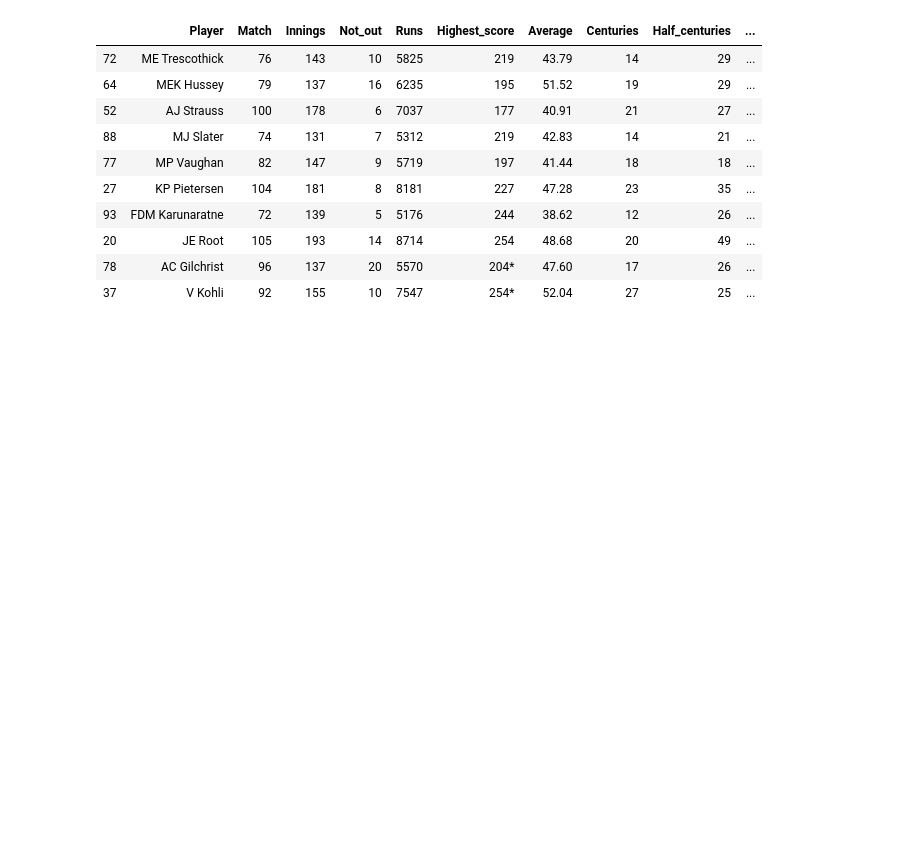
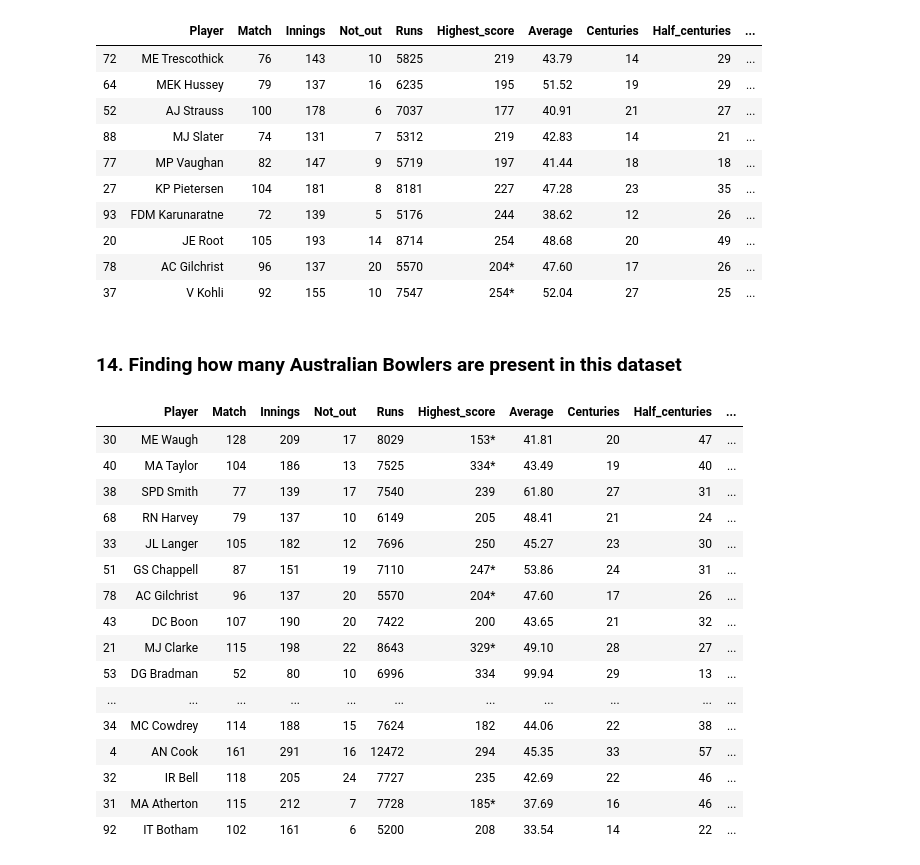
Before and after one commit to nabilatajrin/test-cricket-analysis, a Jupyter notebook: test_cricket_analysis.ipynb, the cells around one changed output. Saved outputs shown, nothing was run; the diff lists cells and outputs as text; code cells hidden in the pictures; blank space fills up the shorter version.

```diff
--- a/test_cricket_analysis.ipynb
+++ b/test_cricket_analysis.ipynb
@@ -481,3 +481,25 @@ df.sort_values(by='years_played', ascending = True).head(10)
 | 20 | JE Root | 105 | 193 | 14 | 8714 | 254 | 48.68 | 20 | 49 | ... |
 | 78 | AC Gilchrist | 96 | 137 | 20 | 5570 | 204* | 47.60 | 17 | 26 | ... |
 | 37 | V Kohli | 92 | 155 | 10 | 7547 | 254* | 52.04 | 27 | 25 | ... |
+# %% [markdown]
+### 14. Finding how many Australian Bowlers are present in this dataset
+# %%
+df.sort_values(by='Country', ascending = True).head(30)
+# %% [output]
+|  | Player | Match | Innings | Not_out | Runs | Highest_score | Average | Centuries | Half_centuries | ... |
+| 30 | ME Waugh | 128 | 209 | 17 | 8029 | 153* | 41.81 | 20 | 47 | ... |
+| 40 | MA Taylor | 104 | 186 | 13 | 7525 | 334* | 43.49 | 19 | 40 | ... |
+| 38 | SPD Smith | 77 | 139 | 17 | 7540 | 239 | 61.80 | 27 | 31 | ... |
+| 68 | RN Harvey | 79 | 137 | 10 | 6149 | 205 | 48.41 | 21 | 24 | ... |
+| 33 | JL Langer | 105 | 182 | 12 | 7696 | 250 | 45.27 | 23 | 30 | ... |
+| 51 | GS Chappell | 87 | 151 | 19 | 7110 | 247* | 53.86 | 24 | 31 | ... |
+| 78 | AC Gilchrist | 96 | 137 | 20 | 5570 | 204* | 47.60 | 17 | 26 | ... |
+| 43 | DC Boon | 107 | 190 | 20 | 7422 | 200 | 43.65 | 21 | 32 | ... |
+| 21 | MJ Clarke | 115 | 198 | 22 | 8643 | 329* | 49.10 | 28 | 27 | ... |
+| 53 | DG Bradman | 52 | 80 | 10 | 6996 | 334 | 99.94 | 29 | 13 | ... |
+| ... | ... | ... | ... | ... | ... | ... | ... | ... | ... | ... |
+| 34 | MC Cowdrey | 114 | 188 | 15 | 7624 | 182 | 44.06 | 22 | 38 | ... |
+| 4 | AN Cook | 161 | 291 | 16 | 12472 | 294 | 45.35 | 33 | 57 | ... |
+| 32 | IR Bell | 118 | 205 | 24 | 7727 | 235 | 42.69 | 22 | 46 | ... |
+| 31 | MA Atherton | 115 | 212 | 7 | 7728 | 185* | 37.69 | 16 | 46 | ... |
+| 92 | IT Botham | 102 | 161 | 6 | 5200 | 208 | 33.54 | 14 | 22 | ... |
```
Also changed, not shown: parts of 1 cell of this notebook.
